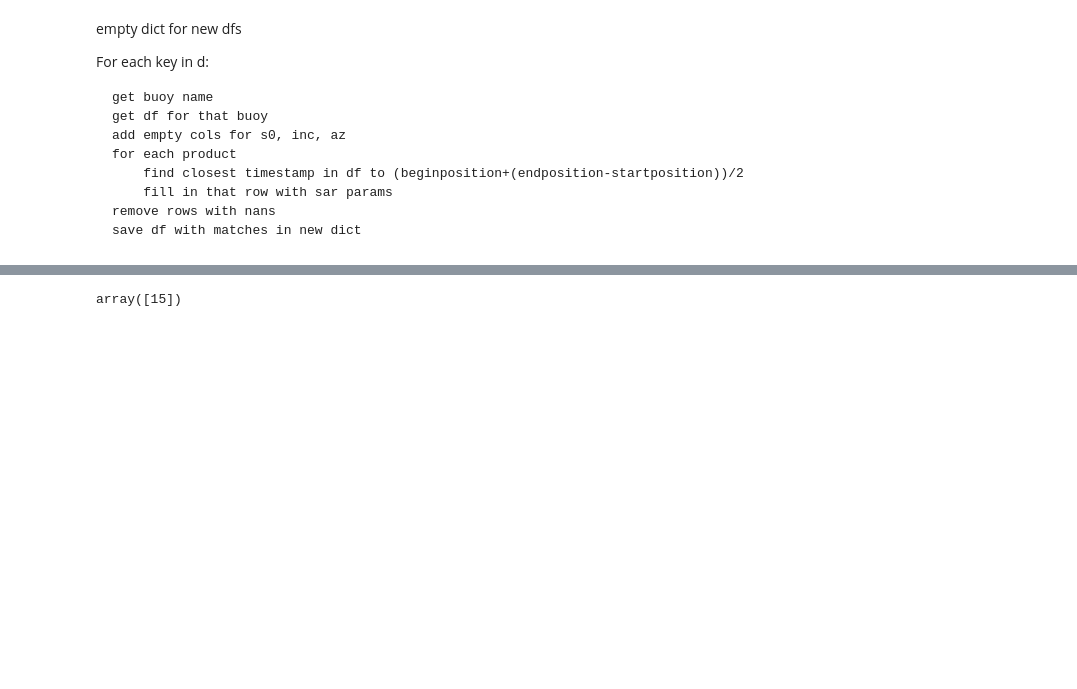
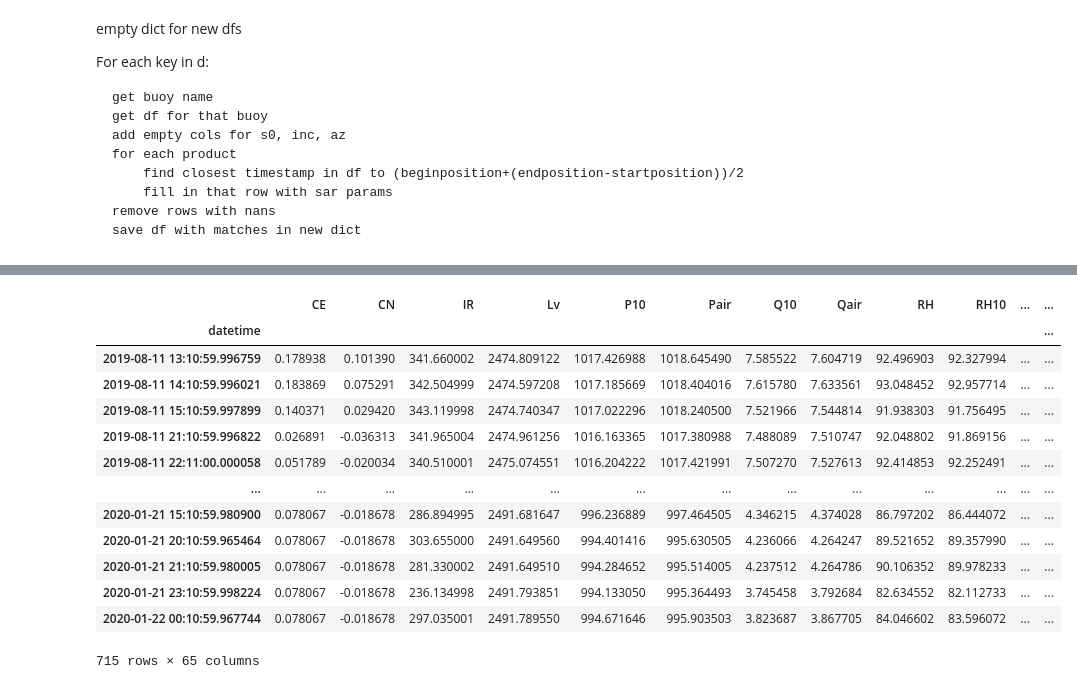
Before and after one commit to metno/machine-ocean-satdata, a Jupyter notebook: notebooks/collocation_and_normalization/whoi/ascat/collocation_dnn_ascat.ipynb, the cells around one changed output, grey strips where cells are left out. Drawn from its saved outputs; the diff is of its cells as text; code cells hidden in the pictures; blank space fills up the shorter version.

```diff
--- a/notebooks/collocation_and_normalization/whoi/ascat/collocation_dnn_ascat.ipynb
+++ b/notebooks/collocation_and_normalization/whoi/ascat/collocation_dnn_ascat.ipynb
@@ -677,5 +638,18 @@ See the caveats in the documentation: https://pandas.pydata.org/pandas-docs/stab
-# %%
-collocated_dict['Pioneer_7'][['UWr', 'rhoair', 's0']].index.get_indexer([datetime.datetime(2017, 10, 22, 22, 42, 24, 875000)], method='nearest')
-# %% [output]
-array([15])
+# %%
+collocated_dict[buoy]
+# %% [output]
+|  | CE | CN | IR | Lv | P10 | Pair | Q10 | Qair | RH | RH10 | ... | ... |
+| datetime |  |  |  |  |  |  |  |  |  |  |  | ... |
+| 2019-08-11 13:10:59.996759 | 0.178938 | 0.101390 | 341.660002 | 2474.809122 | 1017.426988 | 1018.645490 | 7.585522 | 7.604719 | 92.496903 | 92.327994 | ... | ... |
+| 2019-08-11 14:10:59.996021 | 0.183869 | 0.075291 | 342.504999 | 2474.597208 | 1017.185669 | 1018.404016 | 7.615780 | 7.633561 | 93.048452 | 92.957714 | ... | ... |
+| 2019-08-11 15:10:59.997899 | 0.140371 | 0.029420 | 343.119998 | 2474.740347 | 1017.022296 | 1018.240500 | 7.521966 | 7.544814 | 91.938303 | 91.756495 | ... | ... |
+| 2019-08-11 21:10:59.996822 | 0.026891 | -0.036313 | 341.965004 | 2474.961256 | 1016.163365 | 1017.380988 | 7.488089 | 7.510747 | 92.048802 | 91.869156 | ... | ... |
+| 2019-08-11 22:11:00.000058 | 0.051789 | -0.020034 | 340.510001 | 2475.074551 | 1016.204222 | 1017.421991 | 7.507270 | 7.527613 | 92.414853 | 92.252491 | ... | ... |
+| ... | ... | ... | ... | ... | ... | ... | ... | ... | ... | ... | ... | ... |
+| 2020-01-21 15:10:59.980900 | 0.078067 | -0.018678 | 286.894995 | 2491.681647 | 996.236889 | 997.464505 | 4.346215 | 4.374028 | 86.797202 | 86.444072 | ... | ... |
+| 2020-01-21 20:10:59.965464 | 0.078067 | -0.018678 | 303.655000 | 2491.649560 | 994.401416 | 995.630505 | 4.236066 | 4.264247 | 89.521652 | 89.357990 | ... | ... |
+| 2020-01-21 21:10:59.980005 | 0.078067 | -0.018678 | 281.330002 | 2491.649510 | 994.284652 | 995.514005 | 4.237512 | 4.264786 | 90.106352 | 89.978233 | ... | ... |
+| 2020-01-21 23:10:59.998224 | 0.078067 | -0.018678 | 236.134998 | 2491.793851 | 994.133050 | 995.364493 | 3.745458 | 3.792684 | 82.634552 | 82.112733 | ... | ... |
+| 2020-01-22 00:10:59.967744 | 0.078067 | -0.018678 | 297.035001 | 2491.789550 | 994.671646 | 995.903503 | 3.823687 | 3.867705 | 84.046602 | 83.596072 | ... | ... |
+715 rows × 65 columns
 # %%
```
Also changed, not shown: parts of 35 cells of this notebook, 1 other file.
